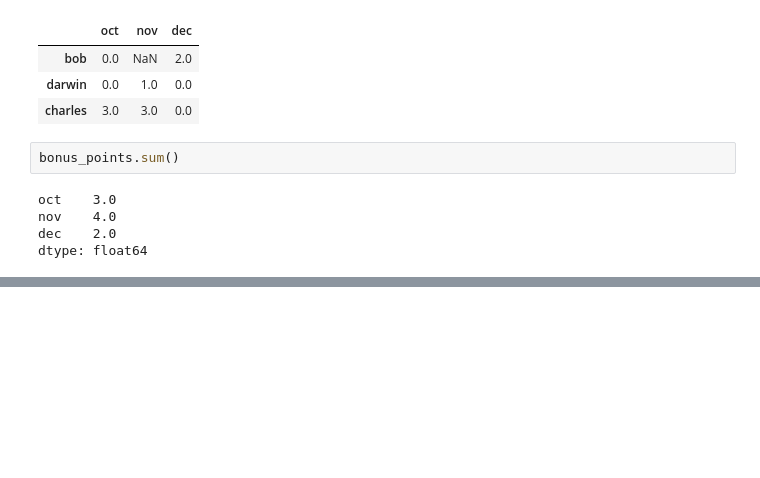
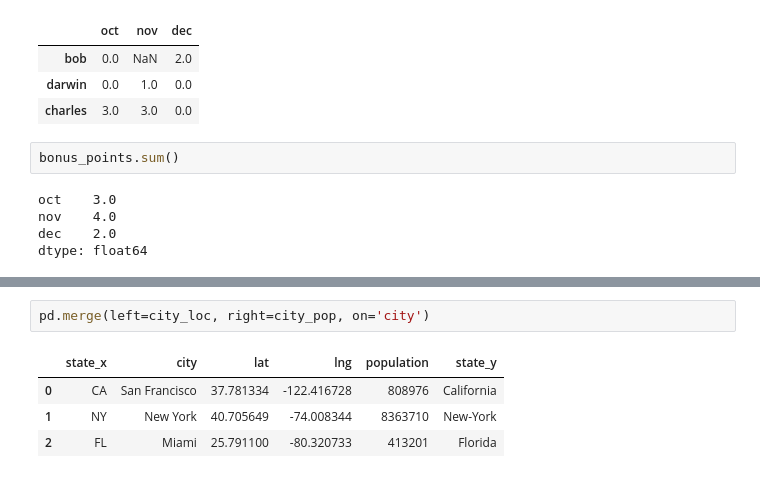
Before and after one commit to umeshraj/hands_on_ml, a Jupyter notebook: utils_pandas.ipynb, the cells around one changed output, grey strips where cells are left out. Cells and saved outputs as stored; diff of their text form; blank space fills up the shorter version.

```diff
--- a/utils_pandas.ipynb
+++ b/utils_pandas.ipynb
@@ -553,0 +588,7 @@ dtype: float64
+# %%
+pd.merge(left=city_loc, right=city_pop, on='city')
+# %% [output]
+|  | state_x | city | lat | lng | population | state_y |
+| 0 | CA | San Francisco | 37.781334 | -122.416728 | 808976 | California |
+| 1 | NY | New York | 40.705649 | -74.008344 | 8363710 | New-York |
+| 2 | FL | Miami | 25.791100 | -80.320733 | 413201 | Florida |
```
Also changed, not shown: parts of 9 cells of this notebook.
